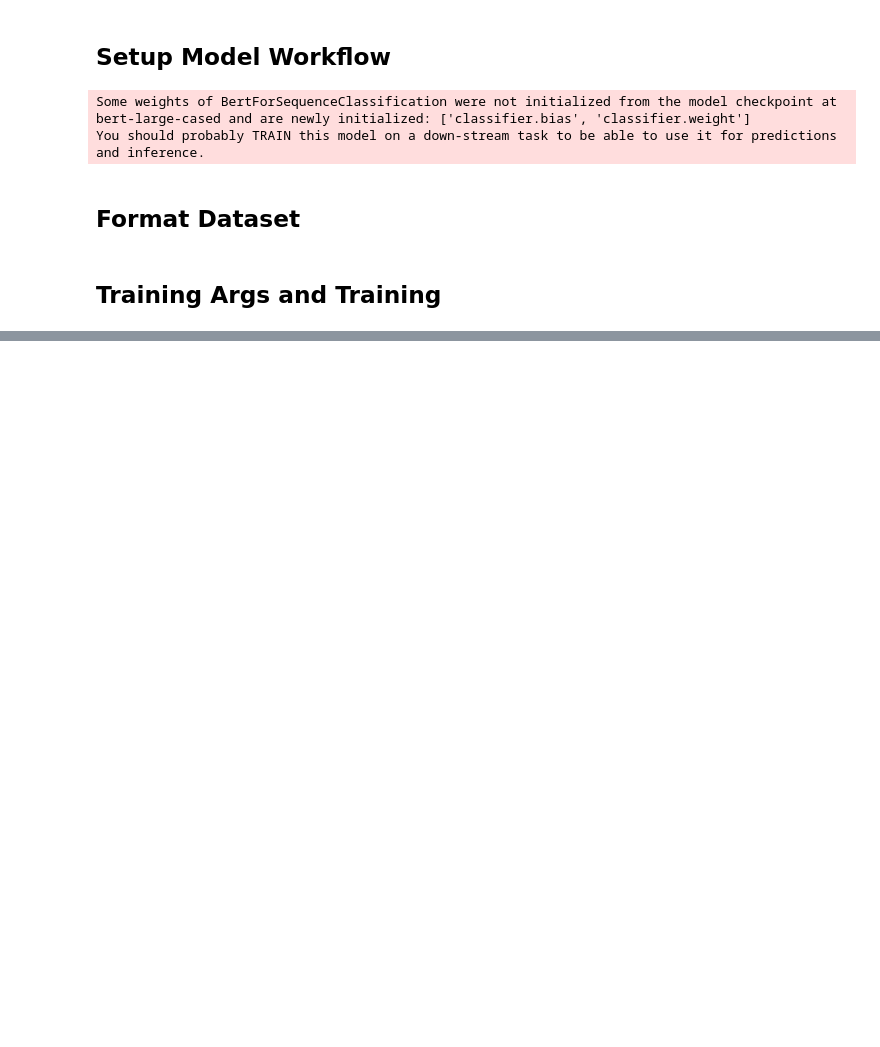
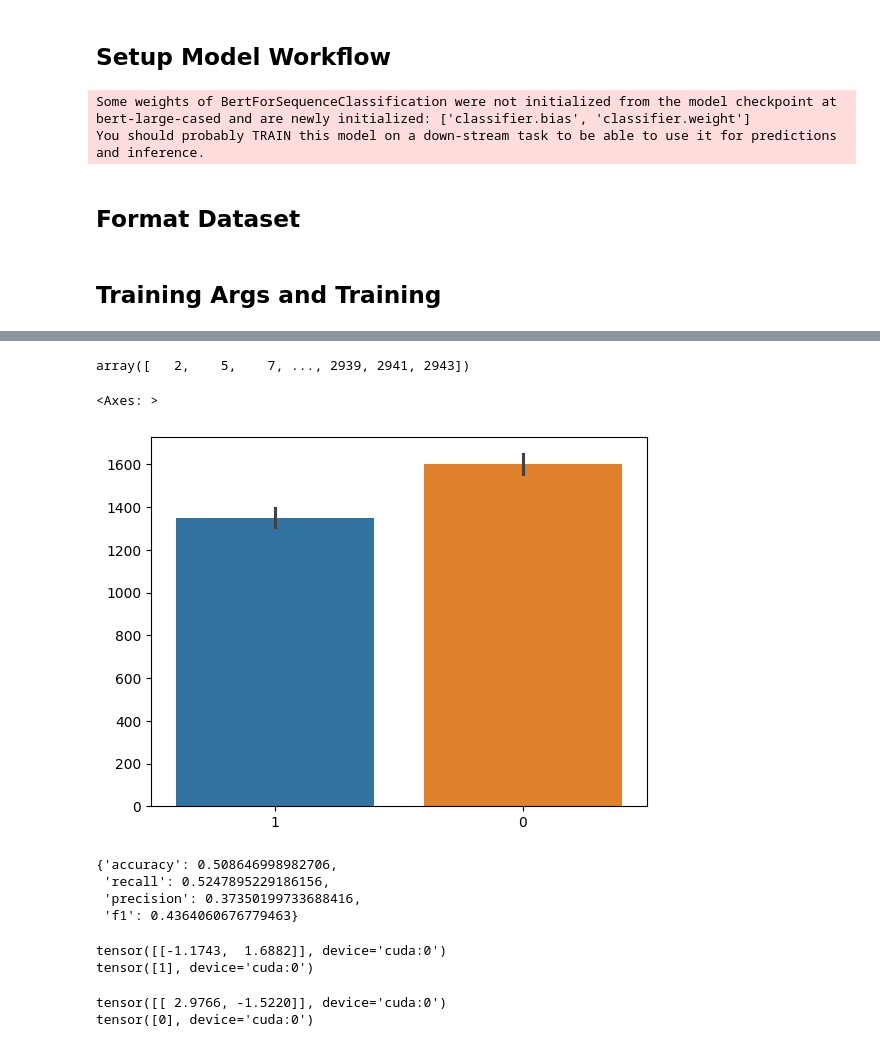
Before and after one commit to townsag/UltraViolet, a Jupyter notebook: backend/ml_classification.ipynb, the cells around one changed output, grey strips where cells are left out. Drawn from its saved outputs; the diff is of its cells as text; code cells hidden in the pictures; blank space fills up the shorter version.

```diff
--- a/backend/ml_classification.ipynb
+++ b/backend/ml_classification.ipynb
@@ -197,15 +234,17 @@ def compute_metrics(eval_pred):
     return metrics.compute(predictions=predictions, references=labels)
 # %%
 args = TrainingArguments(
-    run_name="metrics_large",
-    num_train_epochs=1,
-    output_dir="./runs",
+    num_train_epochs=6,
+    output_dir="./balanced2",
     per_device_train_batch_size=12,
-    weight_decay=0.1,
-    learning_rate=7e-5,
+    learning_rate=5e-5,
     evaluation_strategy="steps",
     eval_steps=500,
-    logging_steps=100,
+    logging_steps=50,
+    dataloader_num_workers = 4,
+    warmup_steps=100,
+    gradient_accumulation_steps=2,
+    lr_scheduler_type="cosine"
 )
 # %%
 trainer = Trainer(
@@ -221,0 +259,2 @@ trainer = Trainer(
+# %%
+trainer.train()
@@ -221,0 +276,3 @@ trainer = Trainer(
+# %%
+predictions = trainer.predict(test)
+metrics.compute(predictions = np.argmax(predictions.predictions, axis=-1), references=predictions.label_ids)
@@ -221,0 +285,18 @@ trainer = Trainer(
+# %%
+n_nonzero = np.argmax(predictions.predictions, axis=-1).nonzero()[0]
+n_nonzero
+# %% [output]
+array([   2,    5,    7, ..., 2939, 2941, 2943])
+# %%
+sns.barplot({"1":n_nonzero, "0":predictions.predictions.shape[0]-n_nonzero})
+# %% [output]
+<Axes: >
+[figure, added]
+# %%
+random_benchmark = [random.randint(0, 1) for _ in range(len(test))]
+metrics.compute(random_benchmark, test['labels'])
+# %% [output]
+{'accuracy': 0.508646998982706,
+ 'recall': 0.5247895229186156,
+ 'precision': 0.37350199733688416,
+ 'f1': 0.4364060676779463}
@@ -221,0 +311,10 @@ trainer = Trainer(
+# %%
+eval("A is a dumb stupid letter.")
+# %% [output]
+tensor([[-1.1743,  1.6882]], device='cuda:0')
+tensor([1], device='cuda:0')
+# %%
+eval("A is the first letter in the alphabet.")
+# %% [output]
+tensor([[ 2.9766, -1.5220]], device='cuda:0')
+tensor([0], device='cuda:0')
```
Also changed, not shown: parts of 22 cells of this notebook.
